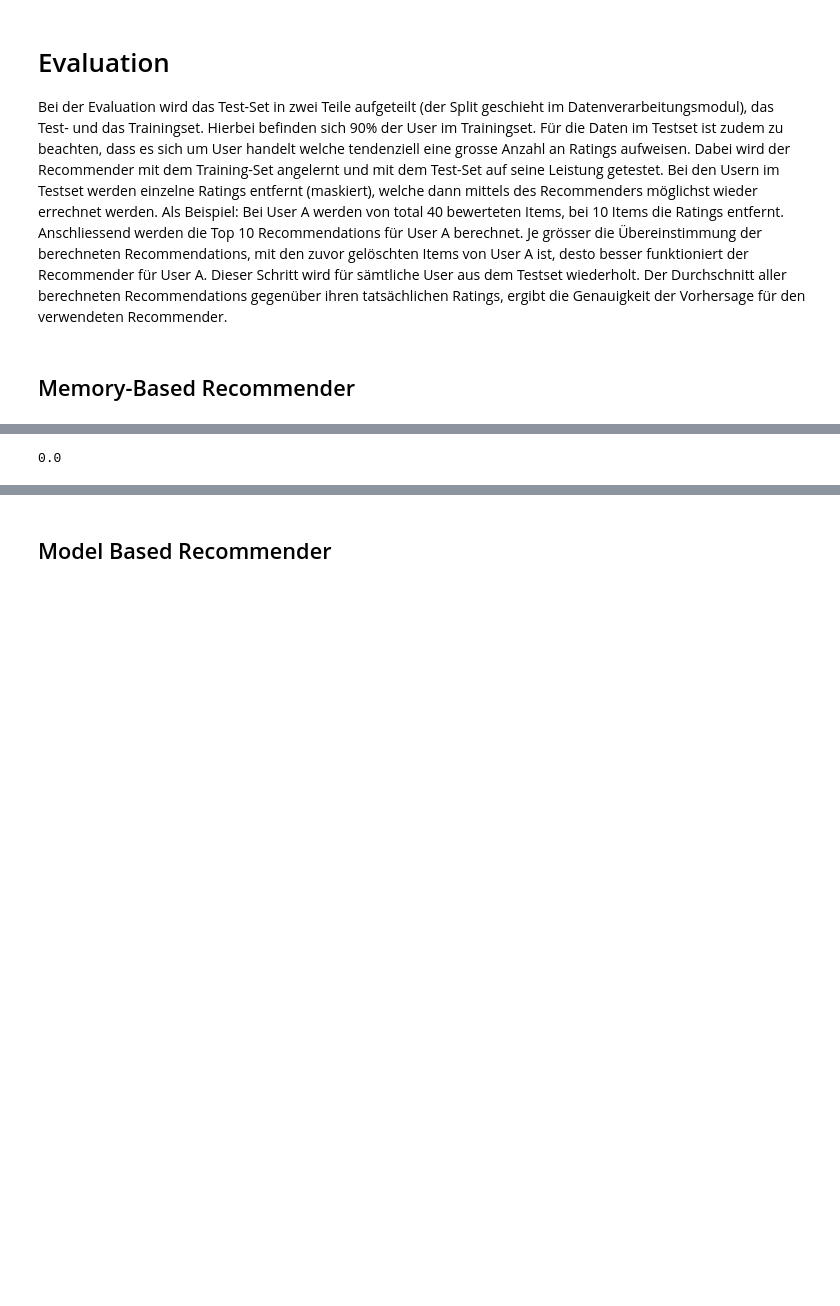
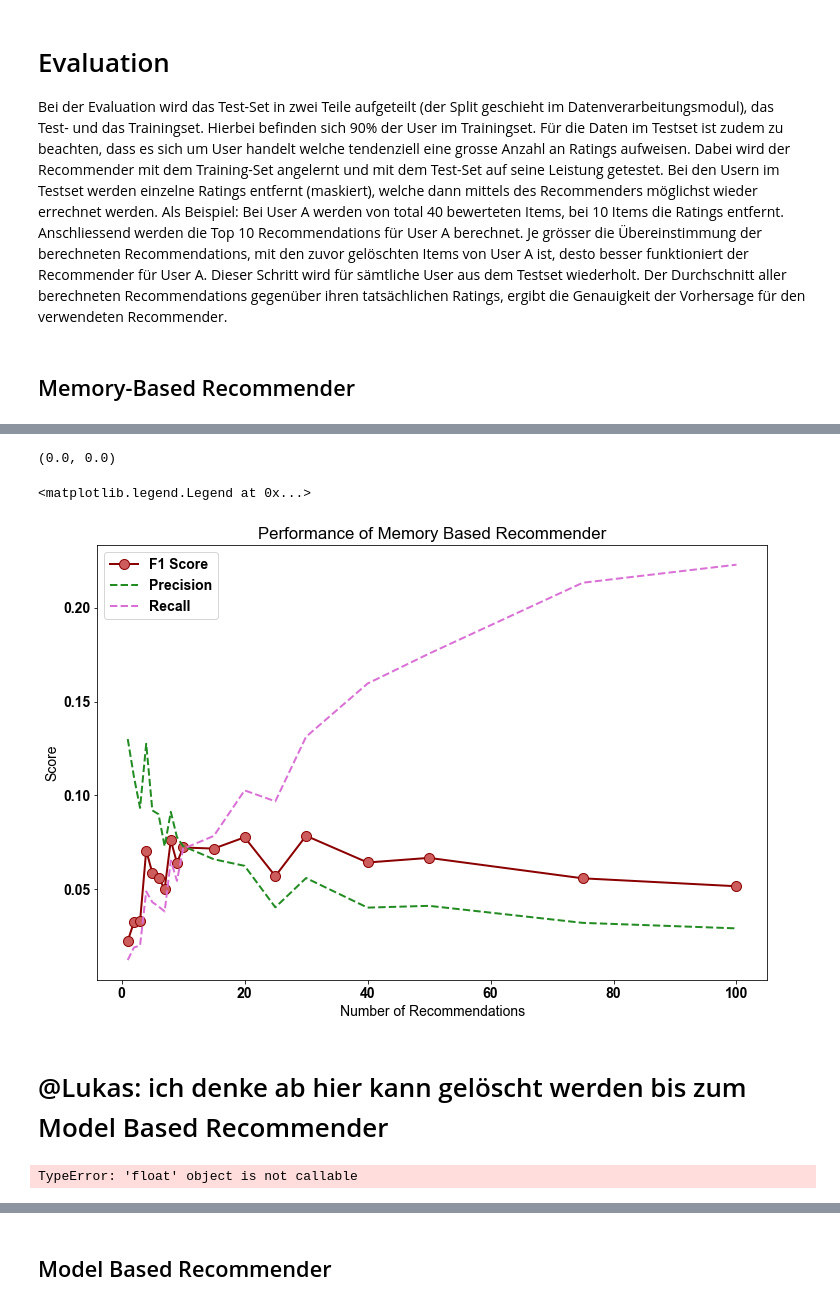
Before and after one commit to eugencuic/FHNW_FS20_Recommender-System-Retail, a Jupyter notebook: Recommender System.ipynb, the cells around one changed output, grey strips where cells are left out. Cells and saved outputs as stored; diff of their text form; code cells hidden in the pictures; blank space fills up the shorter version.

Commit message:
add evaluation

```diff
--- a/Recommender System.ipynb
+++ b/Recommender System.ipynb
@@ -524,17 +515,65 @@ Bei User A werden von total 40 bewerteten Items, bei 10 Items die Ratings entfer
+# %%
+# Berechnung von Precision@N und Recall@N für UBCF für einen User
+# Anzahl in den Top N Recommendation enthaltenen Produkte geteilt durch die Anzahl empfohlener Produkte
+# Anzahl in den Top N Recommendation enthaltenen Produkte / Der der maskierten Produkte
+
+evaluation_memory_based_user(train_set_unary,sim,user_neighbours,index_masked_unary,10,5)
+# %% [output]
+(0.0, 0.0)
+# %%
+# Get a list of number of recommendations per user to check
+recommendations = [1,2,3,4,5,6,7,8,9,10,15,20,25,30,40,50,75,100]
+
+# Number of random users to use
+N = 20
+
+# Number of times to iterrate to get the average
+iter = 5
+
+# Create empty lists
+average_precision = []
+average_recall = []
+average_f1 = []
+
+# iterrate over 100 random users 10 times to get an average precision and recall
+for rec in recommendations:
+    aver_precision = 0
+    aver_recall = 0
+    for i in range(iter):
+        precision, recall = evaluation_memory_based_model(users_masked_unary, N, train_set_unary, sim, user_neighbours, index_masked_unary, rec)
+        aver_precision += precision
+        aver_recall += recall
+
+    aver_precision = aver_precision / iter
+    aver_recall = aver_recall / iter
+
+    if (aver_recall+aver_precision) == 0:
+        f1_score = 0
+    else:
+        f1_score = 2* (aver_recall*aver_precision) / (aver_precision+aver_recall)
+
+    average_precision.append(aver_precision)
+    average_recall.append(aver_recall)
+    average_f1.append(f1_score)
+# %%
+plt.figure(figsize=(12,8))
+plt.plot(recommendations, average_f1, marker='o', markerfacecolor='indianred', markersize=10, color='darkred', lw=2, label='F1 Score')
+plt.plot(recommendations, average_precision, marker='', color='forestgreen', lw=2, linestyle='dashed', label='Precision')
+plt.plot(recommendations, average_recall,  marker='', color='orchid', lw=2, linestyle='dashed', label="Recall")
+plt.xlabel('Number of Recommendations')
+plt.ylabel('Score')
+plt.title('Performance of Memory Based Recommender')
+plt.legend()
+# %% [output]
+<matplotlib.legend.Legend at 0x...>
+[figure, added]
+# %% [markdown]
+# @Lukas: ich denke ab hier kann gelöscht werden bis zum Model Based Recommender
 # %%
-# Berechnung von Precision@N für UBCF
+# Berechnung von Precision@N für UBCF für einen User
 # Anzahl in den Top N Recommendation enthaltenen Produkte geteilt durch die Anzahl empfohlener Produkte
 
-'''
-User-Item Matrix
-Simiarities
-User Neighbours
-Masked Ratings
-User which should be calculated
-Number of Item Recommendations
-'''
-
-precision(train_set,sim,user_neighbours,index_masked,10,10)
+precision(train_set_unary,sim,user_neighbours,index_masked_unary,10,5)
 # %% [output]
-0.0
+TypeError: 'float' object is not callable
 # %%
```
Also changed, not shown: parts of 86 cells of this notebook, 5 other files.
